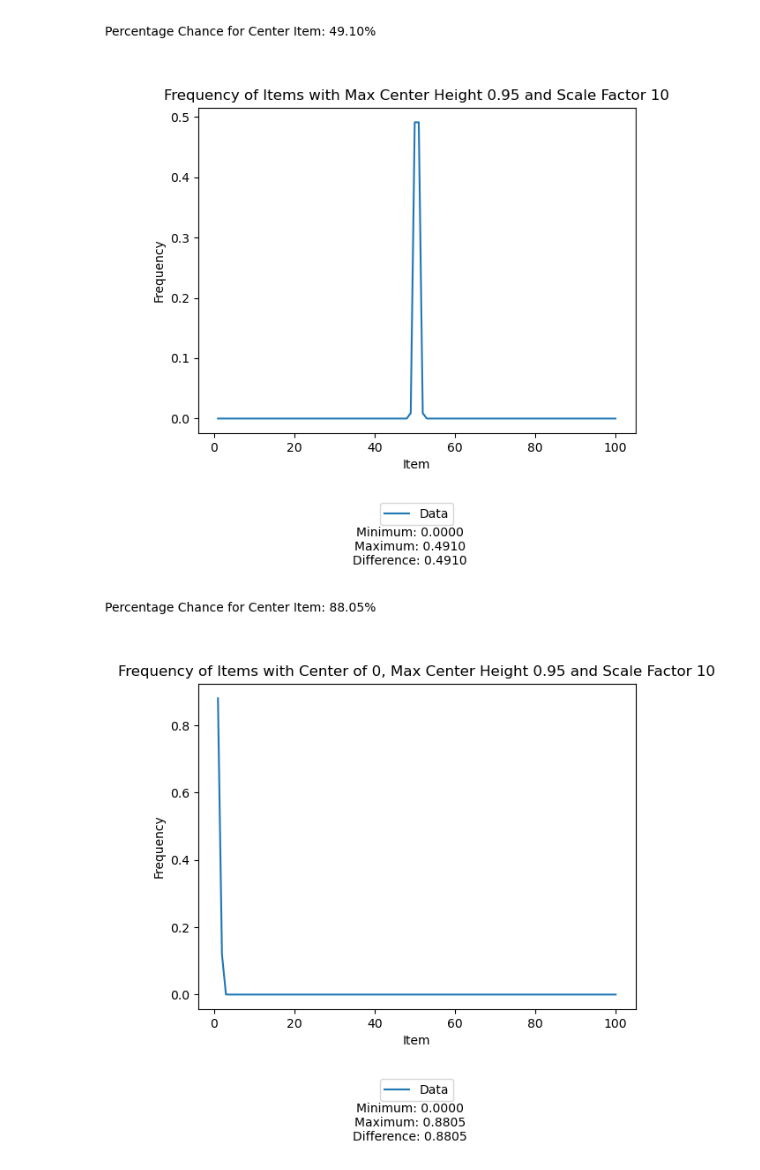
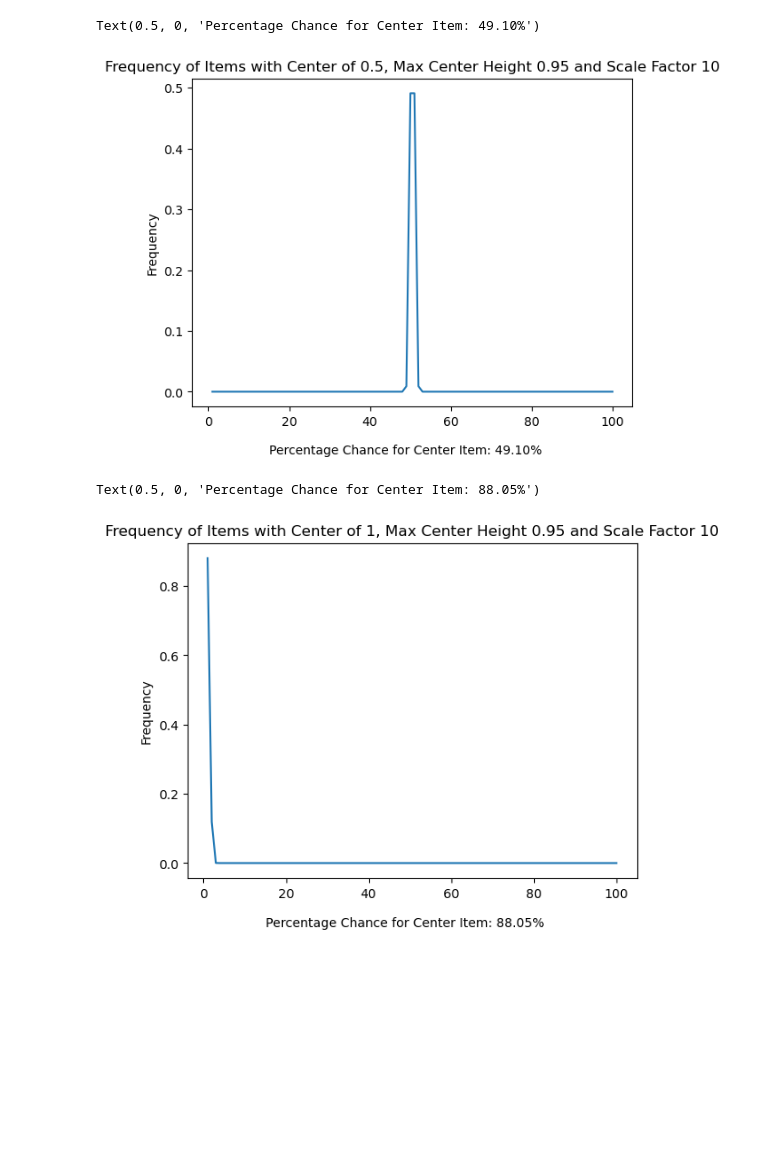
Before and after one commit to douglasware/ElumenotionSite, a Jupyter notebook: Projects/WeightedRandoms/visualizer.ipynb, the cells around one changed output. Cells and saved outputs as stored; diff of their text form; code cells hidden in the pictures; blank space fills up the shorter version.

```diff
--- a/Projects/WeightedRandoms/visualizer.ipynb
+++ b/Projects/WeightedRandoms/visualizer.ipynb
@@ -93,7 +128,7 @@ plt.show()
 import matplotlib.pyplot as plt
 import csv
 
-filenamfilename = cwd + r"\weights\csv_files\center0.5_height0.95_scale1.csv"
+filename = cwd + r"\weights\csv_files\center0.5_height0.95_scale1.csv"
 center = 0.5
 centerHeight = 0.95
 scale = 1
@@ -116,19 +151,16 @@ fig, ax = plt.subplots()
 ax.plot(x, y)
 
 # Set plot title and axis labels
-ax.set_title("Frequency of Items with Max Center Height 0.95 and 'Normal' Scale Factor 1")
-ax.set_xlabel("Item")
+ax.set_title("Frequency of Items with Max Height and 'Normal' Scale Factor 1")
 ax.set_ylabel("Frequency")
 
 # Add legend showing minimum and maximum values and their difference
 min_val = min(y)
 max_val = max(y)
 diff = max_val - min_val
-ax.legend(["Data", f"Minimum: {min_val:.4f}", f"Maximum: {max_val:.4f}", f"Difference: {diff:.4f}"], loc="lower center", bbox_to_anchor=(0.5, -0.3))
 
-# Add figtext showing percentage chance for center item and legend
-plt.figtext(0.2, 1.05, f"Percentage Chance for Center Item: {center_freq*100:.2f}%", ha="center")
-plt.figtext(0.5, -0.2, f"Minimum: {min_val:.4f}\nMaximum: {max_val:.4f}\nDifference: {diff:.4f}", ha="center")
+# Add figtext showing percentage chance for center item
+plt.figtext(0.5, 0, f"Percentage Chance for Center Item: {center_freq*100:.2f}%", ha="center")
 
 plt.show()
 # %% [output]
@@ -141,42 +173,38 @@ filename = cwd + r"\weights\csv_files\center0.5_height0.95_scale10.csv"
 center = 0.5
 centerHeight = 0.95
 scale = 10
 
 # Read data from CSV file
 x = []
 y = []
 with open(filename, 'r') as file:
     reader = csv.reader(file)
     next(reader) # skip header
     for row in reader:
         x.append(int(row[0]))
         y.append(float(row[1]))
 
 # Calculate percentage chance for center item
 center_freq = y[x.index(int(center*100))]
 
 # Create plot
 fig, ax = plt.subplots()
 ax.plot(x, y)
 
 # Set plot title and axis labels
-ax.set_title("Frequency of Items with Max Center Height 0.95 and Scale Factor 10")
-ax.set_xlabel("Item")
+ax.set_title("Frequency of Items with Center of 0.5, Max Center Height 0.95 and Scale Factor 10")
 ax.set_ylabel("Frequency")
 
 # Add legend showing minimum and maximum values and their difference
 min_val = min(y)
 max_val = max(y)
 diff = max_val - min_val
-ax.legend(["Data", f"Minimum: {min_val:.4f}", f"Maximum: {max_val:.4f}", f"Difference: {diff:.4f}"], loc="lower center", bbox_to_anchor=(0.5, -0.3))
 
-# Add figtext showing percentage chance for center item and legend
-plt.figtext(0.2, 1.05, f"Percentage Chance for Center Item: {center_freq*100:.2f}%", ha="center")
-plt.figtext(0.5, -0.2, f"Minimum: {min_val:.4f}\nMaximum: {max_val:.4f}\nDifference: {diff:.4f}", ha="center")
-
-plt.show()
+# Add figtext showing percentage chance for center item
+plt.figtext(0.5, 0, f"Percentage Chance for Center Item: {center_freq*100:.2f}%", ha="center")
 # %% [output]
+Text(0.5, 0, 'Percentage Chance for Center Item: 49.10%')
-[figure, old version]
+[figure, new version]
 # %%
 import matplotlib.pyplot as plt
 import csv
@@ -204,23 +232,19 @@ fig, ax = plt.subplots()
 ax.plot(x, y)
 
 # Set plot title and axis labels
-ax.set_title("Frequency of Items with Center of 0, Max Center Height 0.95 and Scale Factor 10")
-ax.set_xlabel("Item")
+ax.set_title("Frequency of Items with Center of 1, Max Center Height 0.95 and Scale Factor 10")
 ax.set_ylabel("Frequency")
 
 # Add legend showing minimum and maximum values and their difference
 min_val = min(y)
 max_val = max(y)
 diff = max_val - min_val
-ax.legend(["Data", f"Minimum: {min_val:.4f}", f"Maximum: {max_val:.4f}", f"Difference: {diff:.4f}"], loc="lower center", bbox_to_anchor=(0.5, -0.3))
 
-# Add figtext showing percentage chance for center item and legend
-plt.figtext(0.2, 1.05, f"Percentage Chance for Center Item: {center_freq*100:.2f}%", ha="center")
-plt.figtext(0.5, -0.2, f"Minimum: {min_val:.4f}\nMaximum: {max_val:.4f}\nDifference: {diff:.4f}", ha="center")
-
-plt.show()
+# Add figtext showing percentage chance for center item
+plt.figtext(0.5, 0, f"Percentage Chance for Center Item: {center_freq*100:.2f}%", ha="center")
 # %% [output]
+Text(0.5, 0, 'Percentage Chance for Center Item: 88.05%')
-[figure, old version]
+[figure, new version]
 # %%
 import matplotlib.pyplot as plt
 import csv
```
Also changed, not shown: parts of 5 cells of this notebook.
